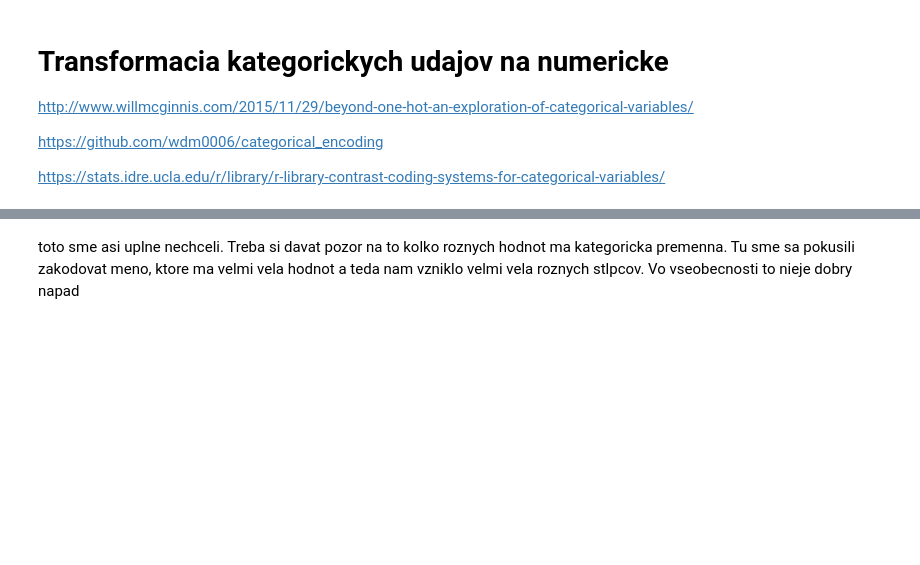
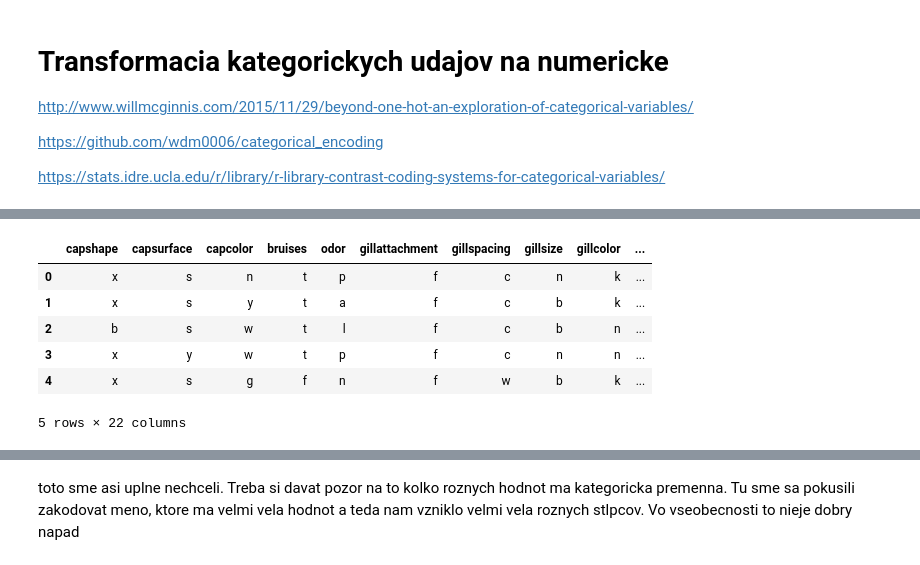
Before and after one commit to martinmocko/vos-2017, a Jupyter notebook: Feature engineering.ipynb, the cells around one changed output, grey strips where cells are left out. Saved outputs shown, nothing was run; the diff lists cells and outputs as text; code cells hidden in the pictures; blank space fills up the shorter version.

```diff
--- a/Feature engineering.ipynb
+++ b/Feature engineering.ipynb
@@ -365,3 +405,13 @@ y # kedze sme mali len 2 triedy, tak tam mame len hodnoty 0 a 1
+# %%
+X.head()
+# %% [output]
+|  | capshape | capsurface | capcolor | bruises | odor | gillattachment | gillspacing | gillsize | gillcolor | ... |
+| 0 | x | s | n | t | p | f | c | n | k | ... |
+| 1 | x | s | y | t | a | f | c | b | k | ... |
+| 2 | b | s | w | t | l | f | c | b | n | ... |
+| 3 | x | y | w | t | p | f | c | n | n | ... |
+| 4 | x | s | g | f | n | f | w | b | k | ... |
+5 rows × 22 columns
 # %%
 # pip install category_encoders
 import category_encoders as ce
```
Also changed, not shown: parts of 29 cells of this notebook, 2 other files.
